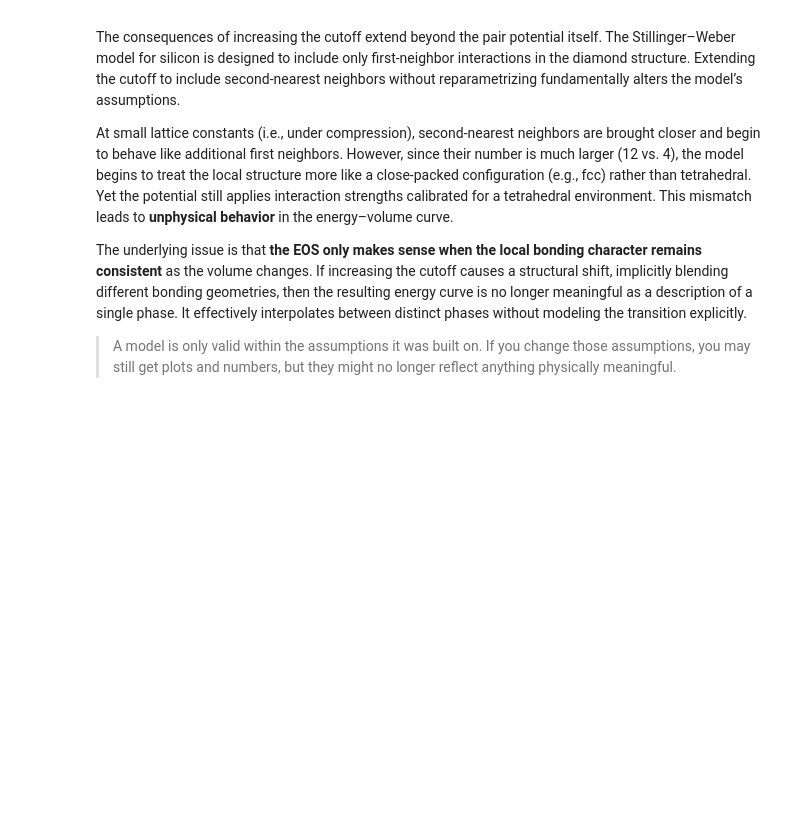
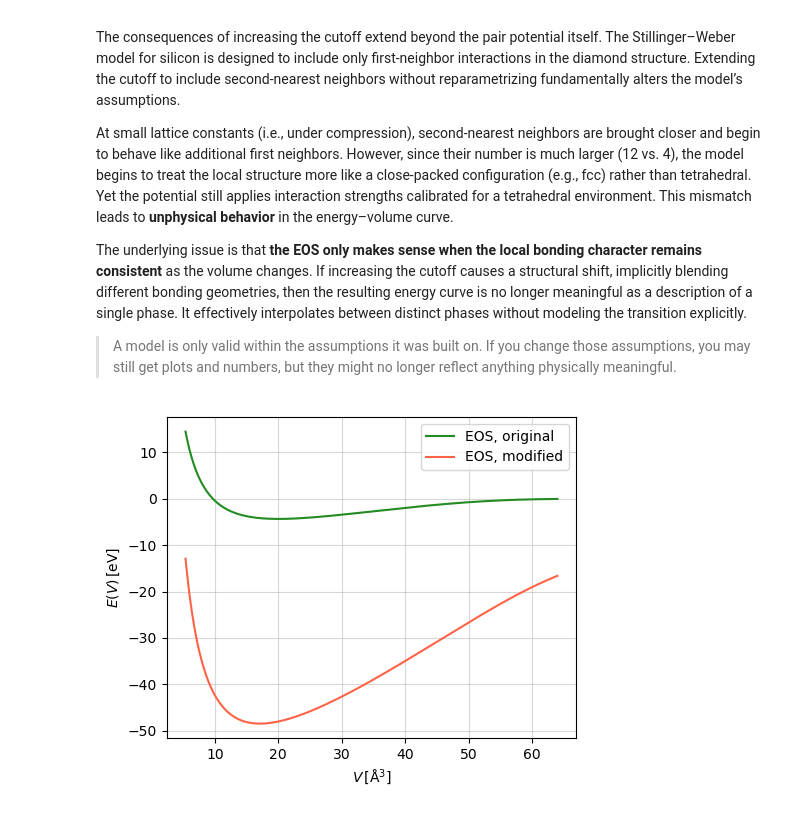
Before and after one commit to pyracetamol/tmms_2025, a Jupyter notebook: 03_stillinger_weber/sw_solved.ipynb, the cells around one changed output. Drawn from its saved outputs; the diff is of its cells as text; code cells hidden in the pictures; blank space fills up the shorter version.

```diff
--- a/03_stillinger_weber/sw_solved.ipynb
+++ b/03_stillinger_weber/sw_solved.ipynb
@@ -473,3 +444,43 @@ At small lattice constants (i.e., under compression), second-nearest neighbors a
 The underlying issue is that **the EOS only makes sense when the local bonding character remains consistent** as the volume changes. If increasing the cutoff causes a structural shift, implicitly blending different bonding geometries, then the resulting energy curve is no longer meaningful as a description of a single phase. It effectively interpolates between distinct phases without modeling the transition explicitly.
 
 > A model is only valid within the assumptions it was built on. If you change those assumptions, you may still get plots and numbers, but they might no longer reflect anything physically meaningful.
+# %%
+a_modified = 3
+
+
+# Energy per atom as function of lattice parameter a0
+def energy_per_atom_2NN(a0):
+    r_NN = (np.sqrt(3) / 4) * a0
+    r_2NN = a0 / np.sqrt(2)
+
+    v_NN = v2(r_NN, a_modified)
+    v_2NN = v2(r_2NN, a_modified)
+
+    z1 = 4   # number of 1st neighbors in diamond cubic
+    z2 = 12  # number of 2nd neighbors
+
+    return 0.5 * (z1 * v_NN + z2 * v_2NN)
+
+# Volume per atom
+def volume_per_atom(a0):
+    return a0**3 / 8
+
+# Sweep over a0 values
+a0_vals = np.linspace(3.5, 8.0, 200)
+volumes = [volume_per_atom(a0) for a0 in a0_vals]
+energies_2NN = [energy_per_atom_2NN(a0) for a0 in a0_vals]
+
+# Plot E(V)
+plt.figure(figsize=(5, 4))
+
+plt.plot(volumes, energies_NN, color='forestgreen', label='EOS, original')
+plt.plot(volumes, energies_2NN, color='tomato', label='EOS, modified')
+plt.xlabel(r'$V\,\mathrm{[\AA^3]}$')
+plt.ylabel(r'$E(V)\,\mathrm{[eV]}$')
+
+plt.grid(alpha=0.5)
+plt.tight_layout()
+plt.legend()
+plt.show()
+# %% [output]
+[figure, added]
```
Also changed, not shown: parts of 9 cells of this notebook.
